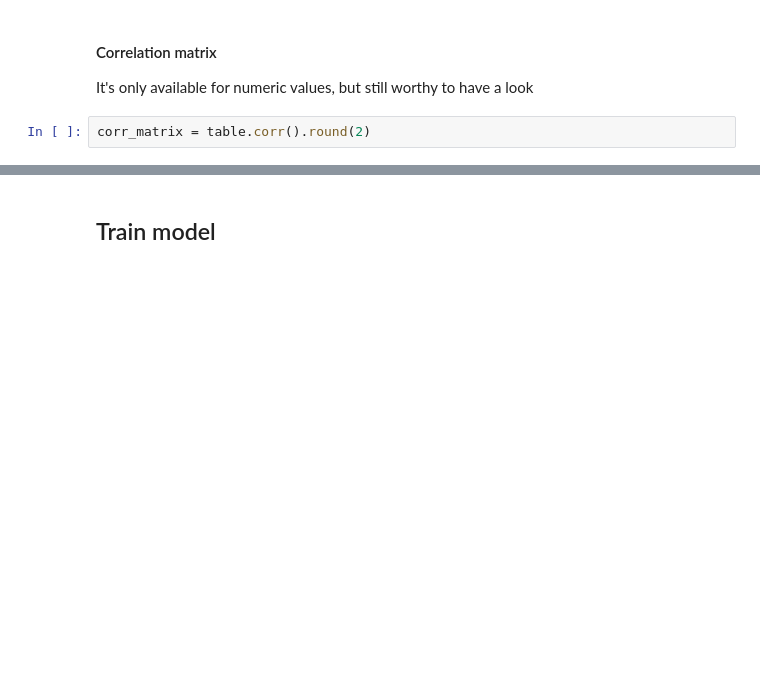
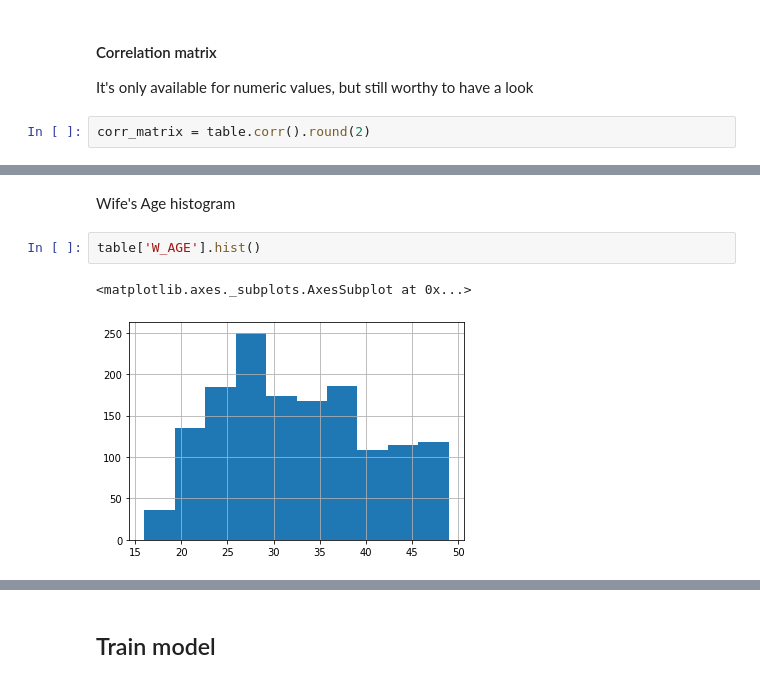
Before and after one commit to darknessest/datamining_uci_hw, a Jupyter notebook: cmc.ipynb, the cells around one changed output, grey strips where cells are left out. Saved outputs shown, nothing was run; the diff lists cells and outputs as text; blank space fills up the shorter version.

```diff
--- a/cmc.ipynb
+++ b/cmc.ipynb
@@ -111,0 +118,7 @@ plt.show()
+# %% [markdown]
+Wife's Age histogram
+# %%
+table['W_AGE'].hist()
+# %% [output]
+<matplotlib.axes._subplots.AxesSubplot at 0x...>
+[figure, added]
```
Also changed, not shown: parts of 19 cells of this notebook.
